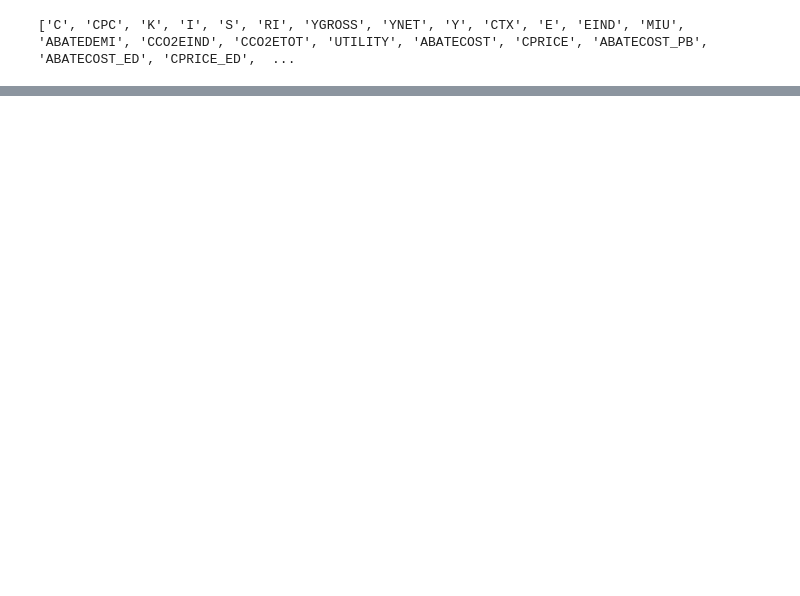
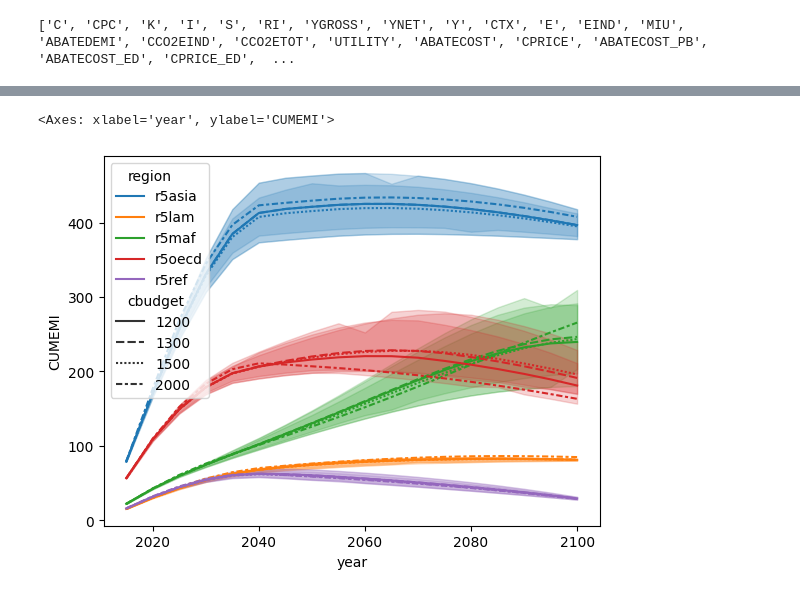
Before and after one commit to DanielPerezF/ClimateChange-WISE-project, a Jupyter notebook: exploratory.ipynb, the cells around one changed output, grey strips where cells are left out. Drawn from its saved outputs; the diff is of its cells as text; code cells hidden in the pictures; blank space fills up the shorter version.

```diff
--- a/exploratory.ipynb
+++ b/exploratory.ipynb
@@ -152,0 +68,11 @@ pd.pivot_table(cbudget800[cbudget800['year'] <= 2100],'E','year','region')
+# %%
+cum_emis = pd.DataFrame()
+
+for ssp in ['ssp1','ssp2','ssp3','ssp4','ssp5']:
+    cum_emis = pd.concat([cum_emis, calc_cum_emis(data[data['ssp'] == ssp])])
+
+cum_emis['cbudget'] = cum_emis['scen'].str.slice(-4)
+sns.lineplot(data=cum_emis,x='year',y='CUMEMI',hue='region',style='cbudget')
+# %% [output]
+<Axes: xlabel='year', ylabel='CUMEMI'>
+[figure, added]
```
Also changed, not shown: parts of 18 cells of this notebook.
